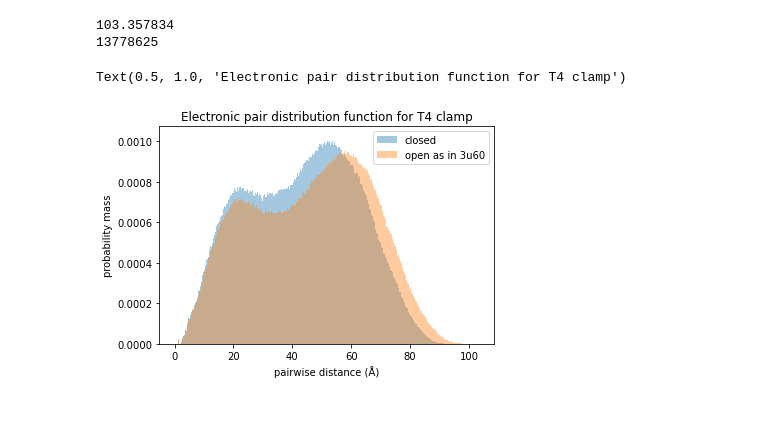
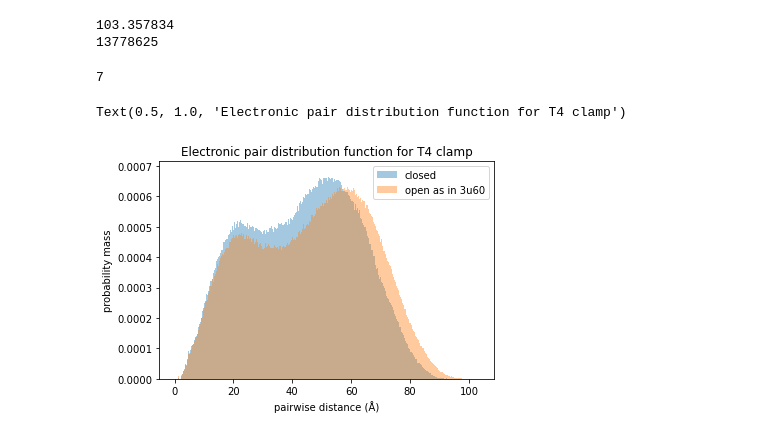
Before and after one commit to kentgorday/kuriyanlab_python-workshops, a Jupyter notebook: 2/BioPDB_demo2.ipynb, the cells around one changed output. Cells and saved outputs as stored; diff of their text form; code cells hidden in the pictures.

```diff
--- a/2/BioPDB_demo2.ipynb
+++ b/2/BioPDB_demo2.ipynb
@@ -58,22 +138,30 @@ print(numpairs_open)
 # %%
 import numpy as np
 
+# This is our first time using a dictionary, a data structure that allow us to rapidly retrieve values based on
+#               key: value    pairs
 atomicnumber = {'H': 1,
-                 'C': 6,
-                 'N': 7,
-                 'O': 8,
-                 'S': 16,
-                 'SE': 16} # treat Se as S for this purpose
+                'C': 6,
+                'N': 7,
+                'O': 8,
+                'S': 16,
+                'SE': 16} # treat Se as S for this purpose
 
+# Here we've created a dictionary that will tell us the atomic number of an element if we feed it the symbol as key
+
+print(atomicnumber['N'])
+
+# We'll manually histogram the atomic-number-weighted distances
 end = max([maxdist_closed, maxdist_open]) + 1e-6 # add a tiny bit to the end to ensure the max is less than it
-nbins = 2000
+nbins = 3000
 binedges = np.linspace(0, end, nbins + 1)
-pairdist_closed = np.zeros(nbins, dtype = int)
+pairdist_closed = np.zeros(nbins, dtype = int) # empty arrays to hold the weighted histogram counts
 pairdist_open = np.zeros(nbins, dtype = int)
 
 for pair in it.combinations(structure_closed.get_atoms(), 2):
     dist = pair[0] - pair[1]
     distbin = int(nbins * dist / end)
+    # Weight by product of atomic numbers for the pair:
     pairdist_closed[distbin] += atomicnumber[pair[0].element] * atomicnumber[pair[1].element]
 
 # We have to recreate the iterator from before, which has been exhausted
@@ -85,15 +173,17 @@ for pair in it.combinations(open_atomiterator, 2):
     dist = pair[0] - pair[1]
     distbin = int(nbins * dist / end)
     pairdist_open[distbin] += atomicnumber[pair[0].element] * atomicnumber[pair[1].element]
+# %% [output]
+7
 # %%
-plt.bar(binedges[:-1], pairdist_closed / np.sum(pairdist_closed), binedges[1] - binedges[0],
-        align = 'edge', alpha = 0.4)
-plt.bar(binedges[:-1], pairdist_open / np.sum(pairdist_open), binedges[1] - binedges[0],
-        align = 'edge', alpha = 0.4)
+binwidth = binedges[1] - binedges[0]
+
+plt.bar(binedges[:-1], pairdist_closed / np.sum(pairdist_closed), binwidth, align = 'edge', alpha = 0.4)
+plt.bar(binedges[:-1], pairdist_open / np.sum(pairdist_open), binwidth, align = 'edge', alpha = 0.4)
 plt.legend(["closed", "open as in 3u60"])
 plt.xlabel("pairwise distance (Å)")
 plt.ylabel("probability mass")
 plt.title("Electronic pair distribution function for T4 clamp")
 # %% [output]
 Text(0.5, 1.0, 'Electronic pair distribution function for T4 clamp')
-[figure, old version]
+[figure, new version]
```
Also changed, not shown: parts of 7 cells of this notebook.
